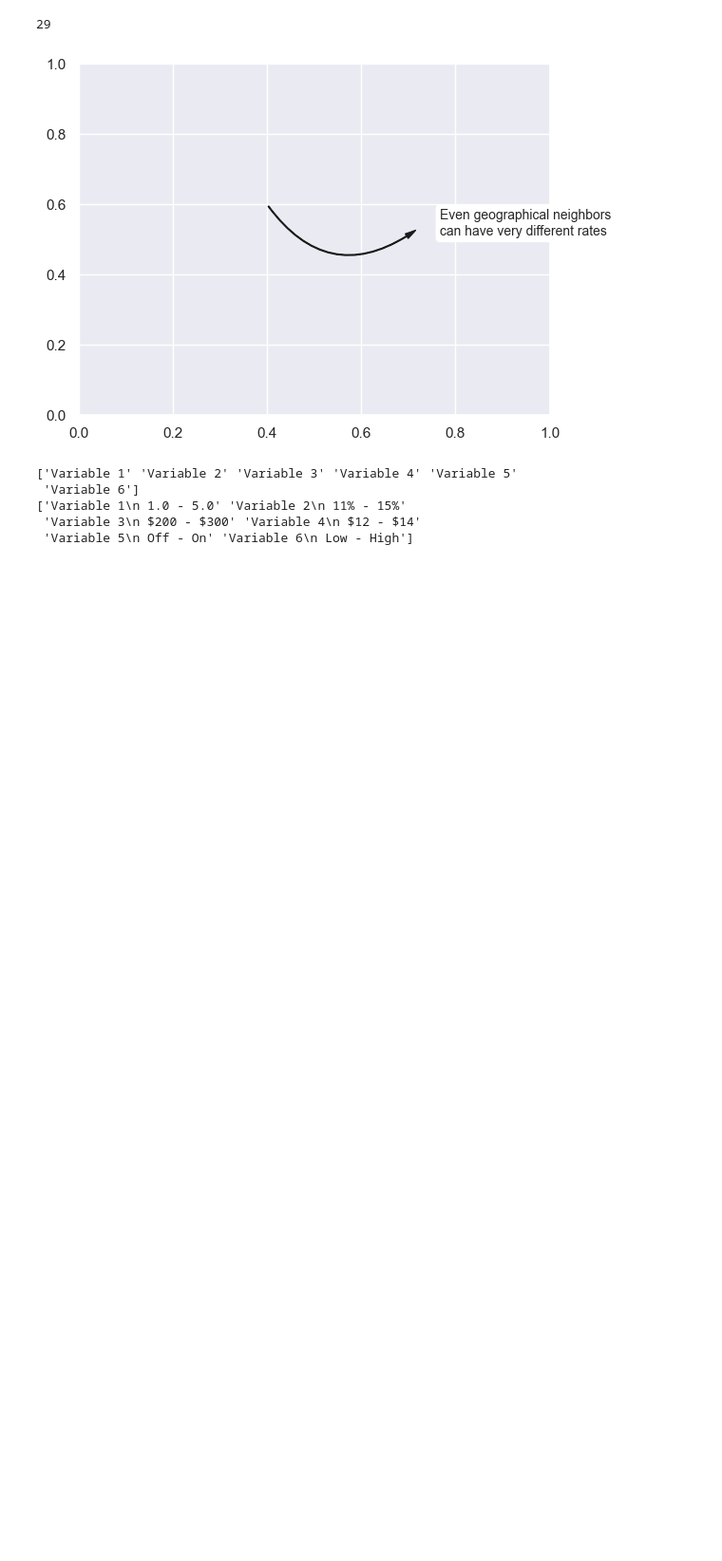
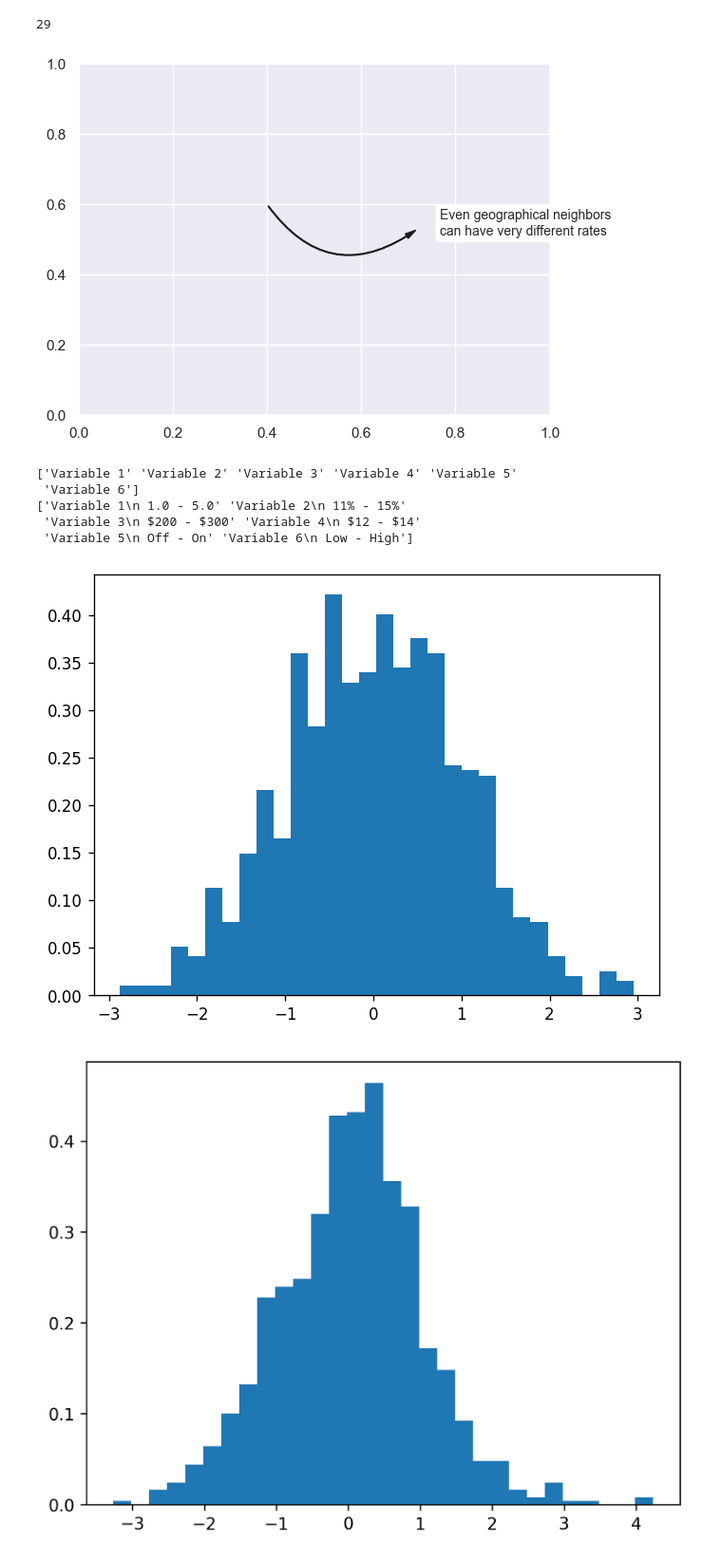
Before and after one commit to JosephBARBIERDARNAL/Sandbox, a Jupyter notebook: python-graph-gallery.ipynb, the cells around one changed output. Shown: that part at 95% size. Cells and saved outputs as stored; diff of their text form; code cells hidden in the pictures; blank space fills up the shorter version.

```diff
--- a/python-graph-gallery.ipynb
+++ b/python-graph-gallery.ipynb
@@ -133,3 +133,46 @@ print(labels)
 ['Variable 1\n 1.0 - 5.0' 'Variable 2\n 11% - 15%'
  'Variable 3\n $200 - $300' 'Variable 4\n $12 - $14'
  'Variable 5\n Off - On' 'Variable 6\n Low - High']
+# %%
+import numpy as np
+import matplotlib.pyplot as plt
+
+figsizeToDPI1200_600 = {
+    (15,7.5): 80,
+    (12,6): 100,
+    (8,4): 150,
+    (6,3): 200,
+    (4,2): 300
+}
+DPIToFigsize1200_600 = {v: k for k, v in figsizeToDPI1200_600.items()}
+
+figsizeToDPI800_400 = {
+    (10,5): 120,
+    (8,4): 150,
+    (6,3): 200,
+    (4,2): 300
+}
+DPIToFigsize800_400 = {v: k for k, v in figsizeToDPI800_400.items()}
+
+
+def cleanChart(dpi, DPItoFigsize=DPIToFigsize800_400, figsizeToDPI=figsizeToDPI800_400):
+
+    # found closer dpi
+    dpiAvailable = list(figsizeToDPI.values())
+    dpiAvailable.sort(key=lambda x: abs(x - dpi))
+    dpi = dpiAvailable[0]
+
+    # set the figure size
+    plt.rcParams['figure.dpi'] = dpi
+    #plt.figure(figsize=DPItoFigsize[dpi])
+
+    # create a sample plot
+    x = np.random.normal(size=1000)
+    plt.hist(x, bins=30, density=True)
+    plt.show()
+
+cleanChart(50)
+cleanChart(300)
+# %% [output]
+[figure, added]
+[figure, added]
```
Also changed, not shown: parts of 4 cells of this notebook, 2 other files.
